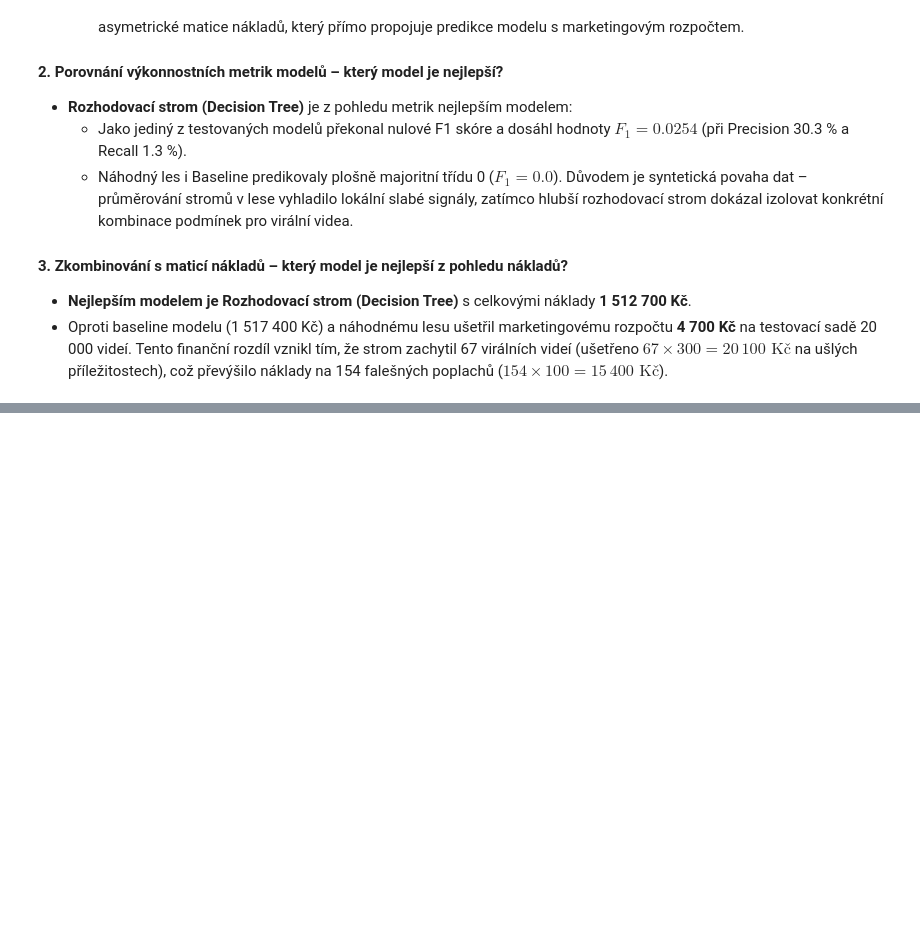
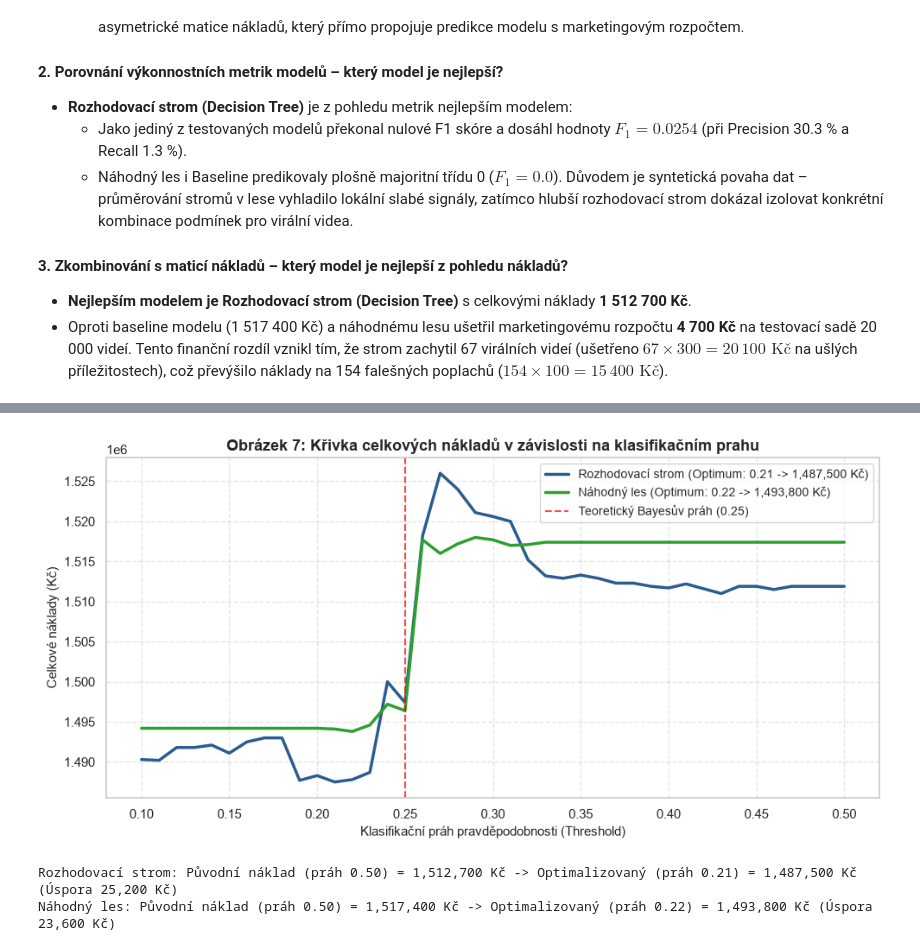
Before and after one commit to wclementi/ZIZ_Seminarka, a Jupyter notebook: template-coursework-classification.ipynb, the cells around one changed output, grey strips where cells are left out. Saved outputs shown, nothing was run; the diff lists cells and outputs as text; code cells hidden in the pictures; blank space fills up the shorter version.

Commit message:
feat(classification): add explanation, conclusion, threshold optimization and checklist

```diff
--- a/template-coursework-classification.ipynb
+++ b/template-coursework-classification.ipynb
@@ -752,0 +963,41 @@ Summarize the results, answering questions such as:
+# %%
+# Optimalizace klasifikačního prahu pro minimalizaci nákladů
+thresholds = np.linspace(0.10, 0.50, 41)
+probs_dt = best_dt.predict_proba(X_test)[:, 1]
+probs_rf = best_rf.predict_proba(X_test)[:, 1]
+
+def compute_total_cost(y_true, probs, threshold):
+    y_pred = (probs >= threshold).astype(int)
+    fp = np.sum((y_pred == 1) & (y_true == 0))
+    fn = np.sum((y_pred == 0) & (y_true == 1))
+    return fp * 100 + fn * 300
+
+costs_dt = [compute_total_cost(y_test, probs_dt, t) for t in thresholds]
+costs_rf = [compute_total_cost(y_test, probs_rf, t) for t in thresholds]
+
+opt_idx_dt = np.argmin(costs_dt)
+opt_t_dt = thresholds[opt_idx_dt]
+opt_c_dt = costs_dt[opt_idx_dt]
+
+opt_idx_rf = np.argmin(costs_rf)
+opt_t_rf = thresholds[opt_idx_rf]
+opt_c_rf = costs_rf[opt_idx_rf]
+
+plt.figure(figsize=(10, 5))
+plt.plot(thresholds, costs_dt, label=f"Rozhodovací strom (Optimum: {opt_t_dt:.2f} -> {opt_c_dt:,} Kč)", color='#2b5c8f', lw=2.5)
+plt.plot(thresholds, costs_rf, label=f"Náhodný les (Optimum: {opt_t_rf:.2f} -> {opt_c_rf:,} Kč)", color='#2ca02c', lw=2.5)
+plt.axvline(0.25, color='red', linestyle='--', alpha=0.7, label="Teoretický Bayesův práh (0.25)")
+plt.title("Obrázek 7: Křivka celkových nákladů v závislosti na klasifikačním prahu", fontsize=13, fontweight='bold')
+plt.xlabel("Klasifikační práh pravděpodobnosti (Threshold)", fontsize=11)
+plt.ylabel("Celkové náklady (Kč)", fontsize=11)
+plt.grid(True, linestyle='--', alpha=0.5)
+plt.legend(fontsize=10)
+plt.tight_layout()
+plt.show()
+
+print(f"Rozhodovací strom: Původní náklad (práh 0.50) = 1,512,700 Kč -> Optimalizovaný (práh {opt_t_dt:.2f}) = {opt_c_dt:,} Kč (Úspora {1512700 - opt_c_dt:,} Kč)")
+print(f"Náhodný les: Původní náklad (práh 0.50) = 1,517,400 Kč -> Optimalizovaný (práh {opt_t_rf:.2f}) = {opt_c_rf:,} Kč (Úspora {1517400 - opt_c_rf:,} Kč)")
+# %% [output]
+[figure, added]
+Rozhodovací strom: Původní náklad (práh 0.50) = 1,512,700 Kč -> Optimalizovaný (práh 0.21) = 1,487,500 Kč (Úspora 25,200 Kč)
+Náhodný les: Původní náklad (práh 0.50) = 1,517,400 Kč -> Optimalizovaný (práh 0.22) = 1,493,800 Kč (Úspora 23,600 Kč)
```
Also changed, not shown: parts of 44 cells of this notebook.
